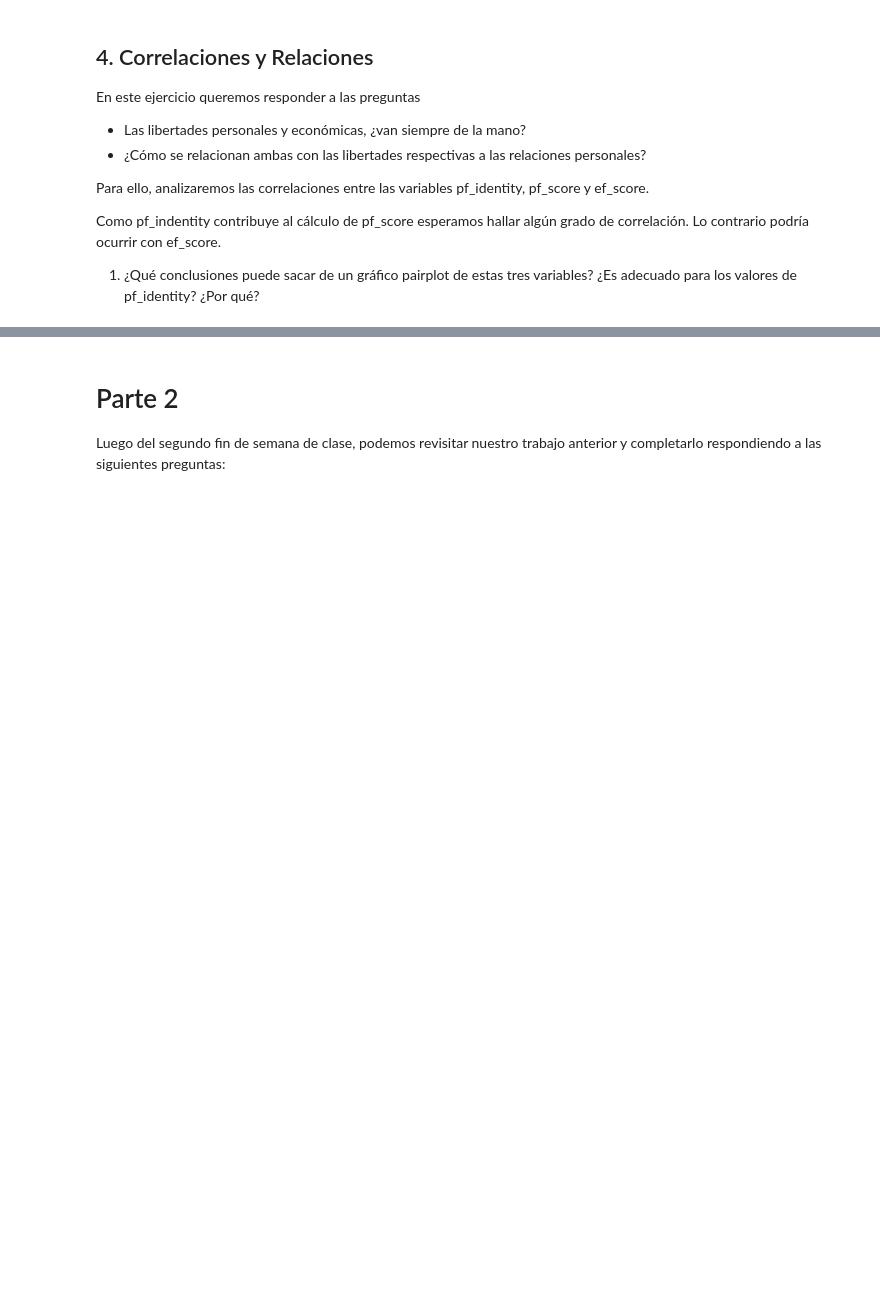
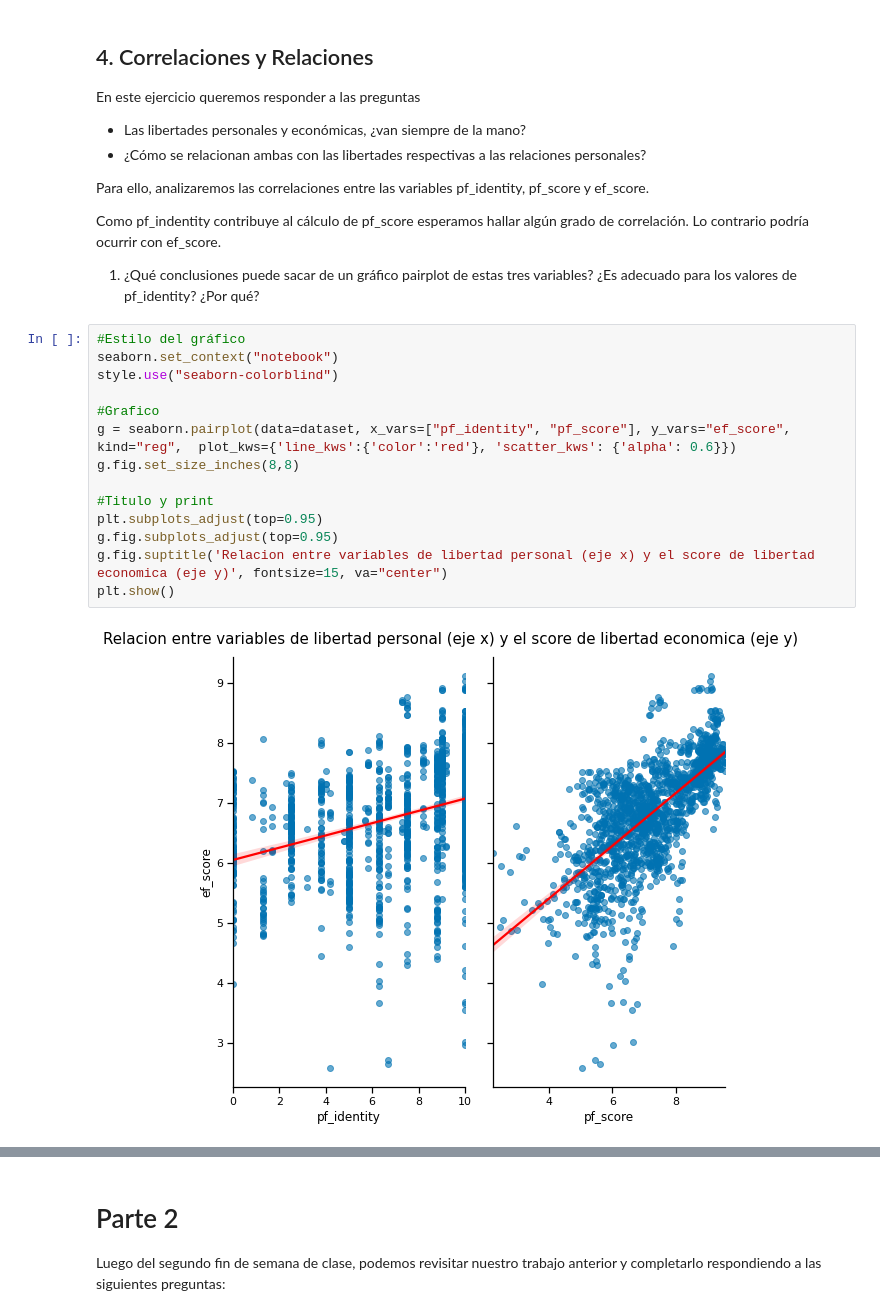
Before and after one commit to mauroeparis/ayvc2g9p1, a Jupyter notebook: practico.ipynb, the cells around one changed output, grey strips where cells are left out. Cells and saved outputs as stored; diff of their text form; blank space fills up the shorter version.

```diff
--- a/practico.ipynb
+++ b/practico.ipynb
@@ -393,3 +394,19 @@ Para ello, analizaremos las correlaciones entre las variables pf_identity, pf_sc
 Como pf_indentity contribuye al cálculo de pf_score esperamos hallar algún grado de correlación. Lo contrario podría ocurrir con ef_score.
 
 1. ¿Qué conclusiones puede sacar de un gráfico pairplot de estas tres variables? ¿Es adecuado para los valores de pf_identity? ¿Por qué?
+# %%
+#Estilo del gráfico
+seaborn.set_context("notebook")
+style.use("seaborn-colorblind")
+
+#Grafico
+g = seaborn.pairplot(data=dataset, x_vars=["pf_identity", "pf_score"], y_vars="ef_score", kind="reg",  plot_kws={'line_kws':{'color':'red'}, 'scatter_kws': {'alpha': 0.6}})
+g.fig.set_size_inches(8,8)
+
+#Titulo y print
+plt.subplots_adjust(top=0.95)
+g.fig.subplots_adjust(top=0.95)
+g.fig.suptitle('Relacion entre variables de libertad personal (eje x) y el score de libertad economica (eje y)', fontsize=15, va="center")
+plt.show()
+# %% [output]
+[figure, added]
```
Also changed, not shown: parts of 43 cells of this notebook, 3 other files.
